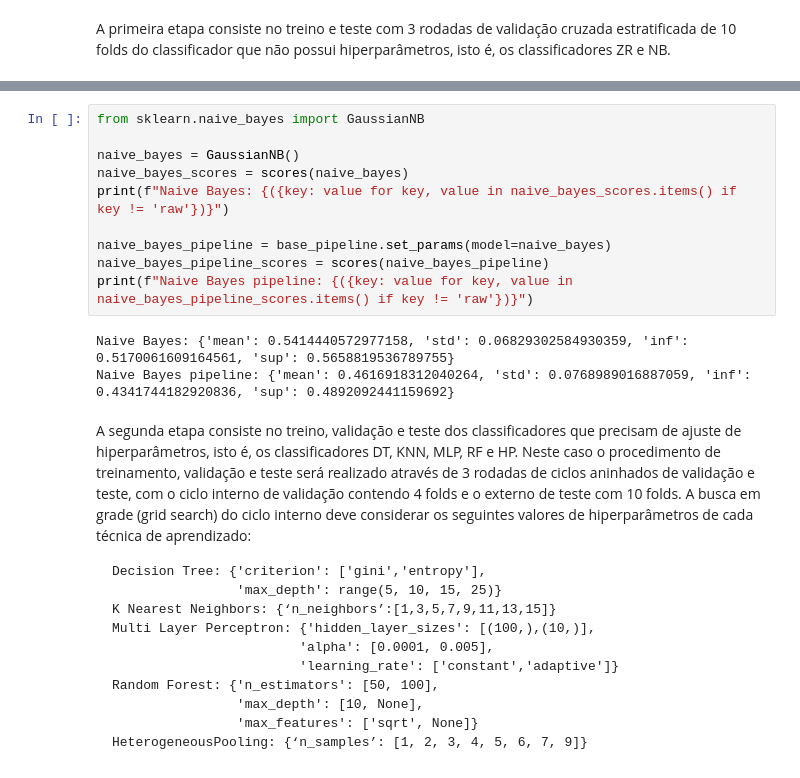
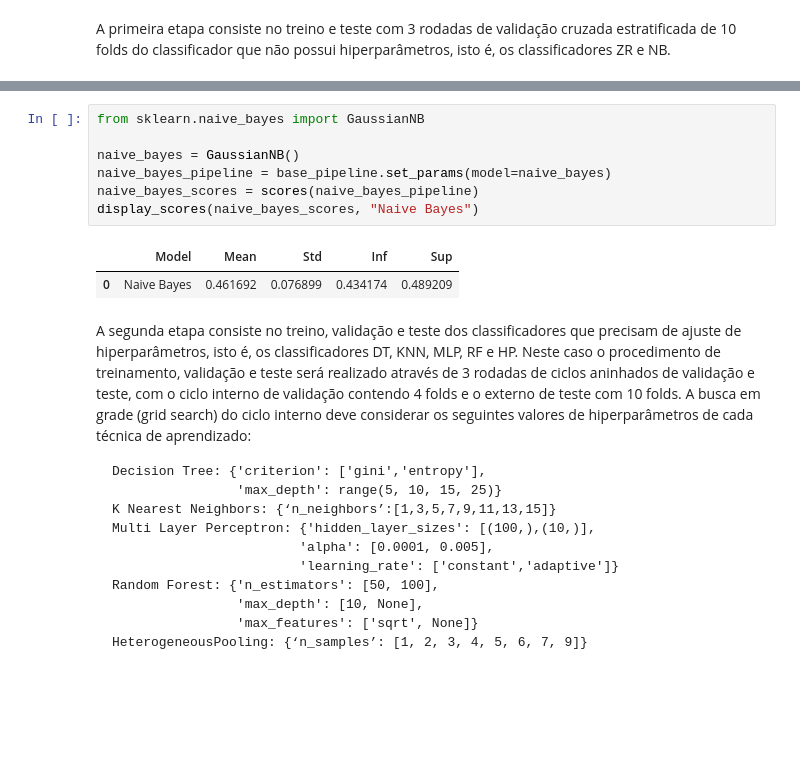
Before and after one commit to Henriquelay/AI-classes, a Jupyter notebook: Trab1/Trab1_Henrique_Layber.ipynb, the cells around one changed output, grey strips where cells are left out. Cells and saved outputs as stored; diff of their text form; blank space fills up the shorter version.

````diff
--- a/Trab1/Trab1_Henrique_Layber.ipynb
+++ b/Trab1/Trab1_Henrique_Layber.ipynb
@@ -90,16 +105,13 @@ ZeroR pipeline: {'mean': 0.46265969802555157, 'std': 0.00828233900723864, 'inf':
 # %%
 from sklearn.naive_bayes import GaussianNB
 
 naive_bayes = GaussianNB()
-naive_bayes_scores = scores(naive_bayes)
-print(f"Naive Bayes: {({key: value for key, value in naive_bayes_scores.items() if key != 'raw'})}")
-
 naive_bayes_pipeline = base_pipeline.set_params(model=naive_bayes)
-naive_bayes_pipeline_scores = scores(naive_bayes_pipeline)
-print(f"Naive Bayes pipeline: {({key: value for key, value in naive_bayes_pipeline_scores.items() if key != 'raw'})}")
+naive_bayes_scores = scores(naive_bayes_pipeline)
+display_scores(naive_bayes_scores, "Naive Bayes")
 # %% [output]
-Naive Bayes: {'mean': 0.5414440572977158, 'std': 0.06829302584930359, 'inf': 0.5170061609164561, 'sup': 0.5658819536789755}
-Naive Bayes pipeline: {'mean': 0.4616918312040264, 'std': 0.0768989016887059, 'inf': 0.4341744182920836, 'sup': 0.4892092441159692}
+|  | Model | Mean | Std | Inf | Sup |
+| 0 | Naive Bayes | 0.461692 | 0.076899 | 0.434174 | 0.489209 |
 # %% [markdown]
 A segunda etapa consiste no treino, validação e teste dos classificadores que precisam de ajuste de hiperparâmetros, isto é, os classificadores DT, KNN, MLP, RF e HP. Neste caso o procedimento de treinamento, validação e teste será realizado através de 3 rodadas de ciclos aninhados de validação e teste, com o ciclo interno de validação contendo 4 folds e o externo de teste com 10 folds. A busca em grade (grid search) do ciclo interno deve considerar os seguintes valores de hiperparâmetros de cada técnica de aprendizado:
 ```
````
Also changed, not shown: parts of 16 cells of this notebook, 4 other files.
